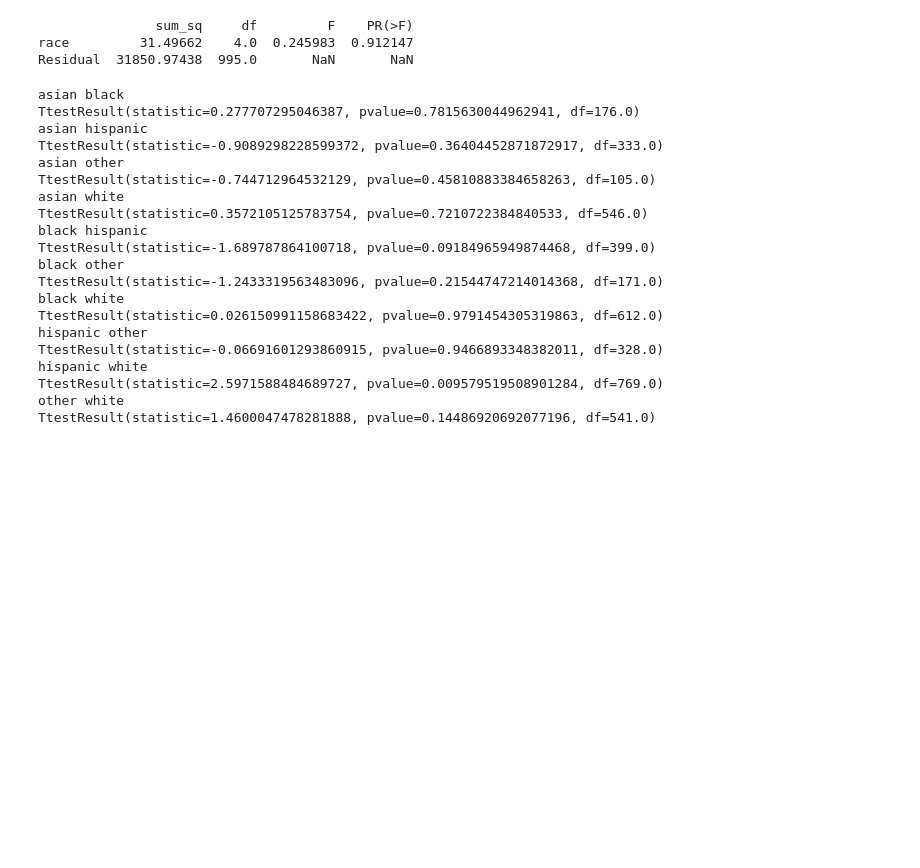
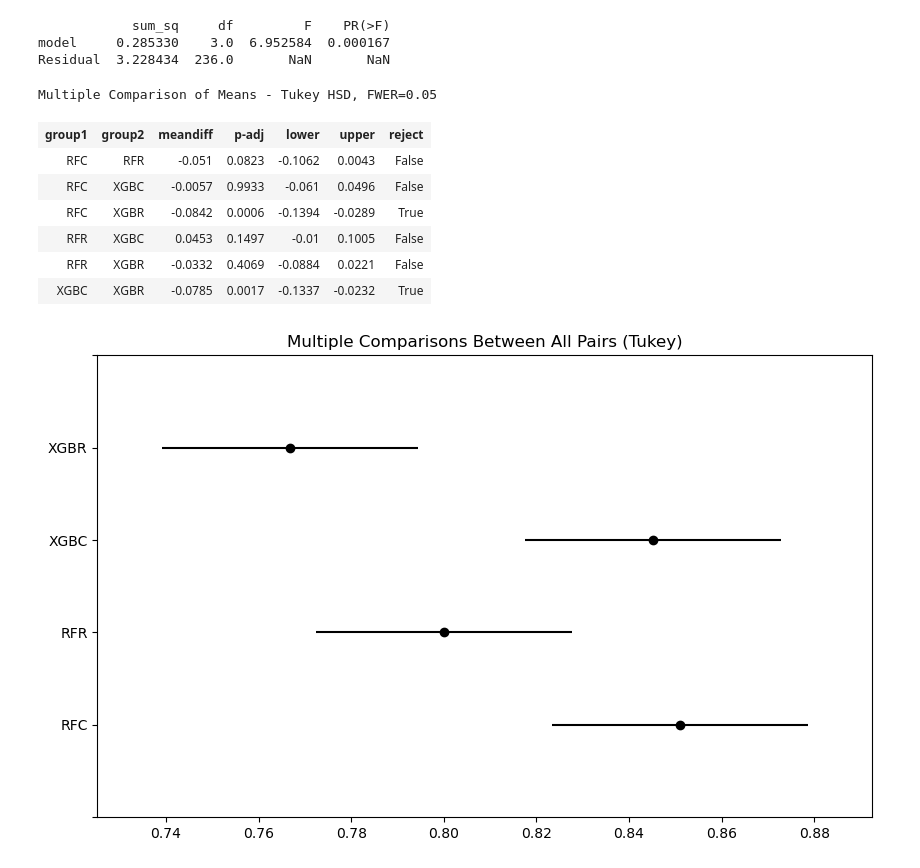
Before and after one commit to marsgr6/estadistica-ux, a Jupyter notebook: anova.ipynb, the cells around one changed output. Cells and saved outputs as stored; diff of their text form; code cells hidden in the pictures; blank space fills up the shorter version.

```diff
--- a/anova.ipynb
+++ b/anova.ipynb
@@ -46,45 +249,28 @@ Residual  31850.97438  995.0       NaN       NaN
 # %%
-# Alternate method
-model = ols('time ~ race',                 # Model formula
-            data = user_data).fit()
+model = ols('accuracy ~ model',  # Model formula
+            data = data).fit()
 
 anova_result = sm.stats.anova_lm(model, typ=2)
-print (anova_result)
+print(anova_result)
 # %% [output]
-               sum_sq     df         F    PR(>F)
-race         31.49662    4.0  0.245983  0.912147
-Residual  31850.97438  995.0       NaN       NaN
+            sum_sq     df         F    PR(>F)
+model     0.285330    3.0  6.952584  0.000167
+Residual  3.228434  236.0       NaN       NaN
-# %%
-# Get all race pairs
-race_pairs = []
-
-for race1 in range(4):
-    for race2  in range(race1+1,5):
-        race_pairs.append((races[race1], races[race2]))
-
-# Conduct t-test on each pair
-for race1, race2 in race_pairs:
-    print(race1, race2)
-    print(stats.ttest_ind(voter_age[groups[race1]],
-                          voter_age[groups[race2]]))
-# %% [output]
-asian black
-TtestResult(statistic=0.277707295046387, pvalue=0.7815630044962941, df=176.0)
-asian hispanic
-TtestResult(statistic=-0.9089298228599372, pvalue=0.36404452871872917, df=333.0)
-asian other
-TtestResult(statistic=-0.744712964532129, pvalue=0.45810883384658263, df=105.0)
-asian white
-TtestResult(statistic=0.3572105125783754, pvalue=0.7210722384840533, df=546.0)
-black hispanic
-TtestResult(statistic=-1.689787864100718, pvalue=0.09184965949874468, df=399.0)
-black other
-TtestResult(statistic=-1.2433319563483096, pvalue=0.21544747214014368, df=171.0)
-black white
-TtestResult(statistic=0.026150991158683422, pvalue=0.9791454305319863, df=612.0)
-hispanic other
-TtestResult(statistic=-0.06691601293860915, pvalue=0.9466893348382011, df=328.0)
-hispanic white
-TtestResult(statistic=2.5971588484689727, pvalue=0.009579519508901284, df=769.0)
-other white
-TtestResult(statistic=1.4600047478281888, pvalue=0.14486920692077196, df=541.0)
+# %%
+tukey = pairwise_tukeyhsd(endog=data.accuracy,     # Data
+                          groups=data.model,   # Groups
+                          alpha=0.05)          # Significance level
+
+tukey.plot_simultaneous()    # Plot group confidence intervals
+
+tukey.summary()
+# %% [output]
+Multiple Comparison of Means - Tukey HSD, FWER=0.05
+| group1 | group2 | meandiff | p-adj | lower | upper | reject |
+| RFC | RFR | -0.051 | 0.0823 | -0.1062 | 0.0043 | False |
+| RFC | XGBC | -0.0057 | 0.9933 | -0.061 | 0.0496 | False |
+| RFC | XGBR | -0.0842 | 0.0006 | -0.1394 | -0.0289 | True |
+| RFR | XGBC | 0.0453 | 0.1497 | -0.01 | 0.1005 | False |
+| RFR | XGBR | -0.0332 | 0.4069 | -0.0884 | 0.0221 | False |
+| XGBC | XGBR | -0.0785 | 0.0017 | -0.1337 | -0.0232 | True |
+[figure, added]
```
Also changed, not shown: parts of 21 cells of this notebook.
